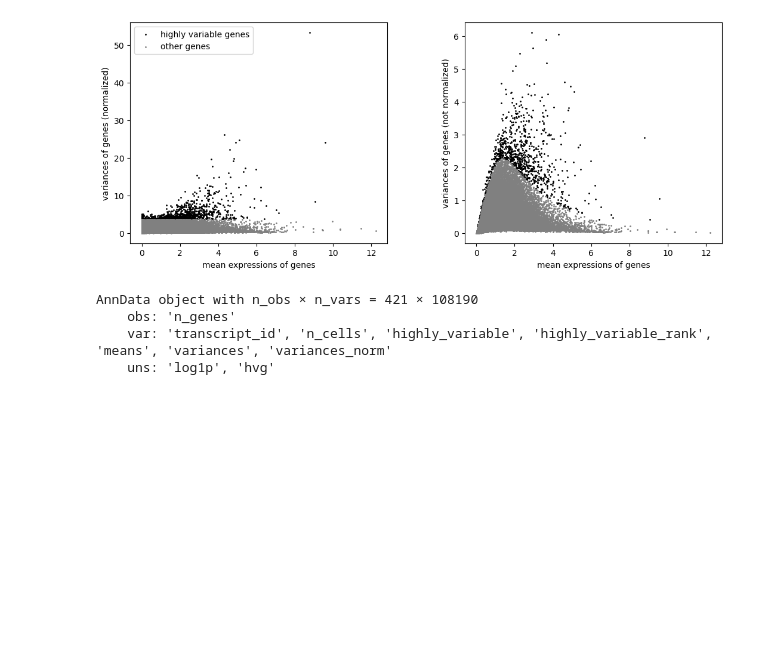
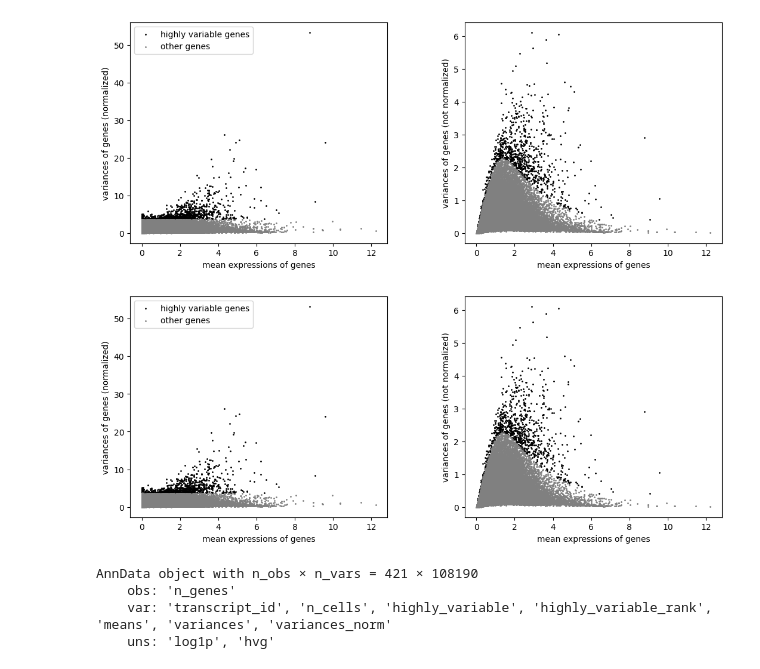
Before and after one commit to younggun339/GRACE_Test, a Jupyter notebook: example/mESC1/prepro.ipynb, the cells around one changed output. Cells and saved outputs as stored; diff of their text form; code cells hidden in the pictures; blank space fills up the shorter version.

Commit message:
gene filter scanpy로 돌린 내역 추가.

```diff
--- a/example/mESC1/prepro.ipynb
+++ b/example/mESC1/prepro.ipynb
@@ -122,0 +131,2 @@ transcript_ids = data['transcript_id'].values  # 문자열 데이터 추출
+# %%
+cell_names = data.columns[1:]
@@ -129,6 +165,7 @@ adata = sc.AnnData(X=numeric_data)
 # %%
 # transcript_id를 adata.obs에 추가
 adata.var['transcript_id'] = transcript_ids
+adata.obs['cell_name'] = cell_names
 # %%
 sc.pp.filter_genes(adata, min_cells=int(0.1 * adata.shape[0]))
 sc.pp.filter_cells(adata, min_genes=int(0.1 * adata.shape[1]))
@@ -159,3 +249,7 @@ sc.pl.highly_variable_genes(adata_CPM)
+# %%
+sc.pl.highly_variable_genes(adata_TPM)
+# %% [output]
+[figure, added]
 # %%
 print(adata_CPM)
 # %% [output]
```
Also changed, not shown: parts of 13 cells of this notebook, 2 other files.
